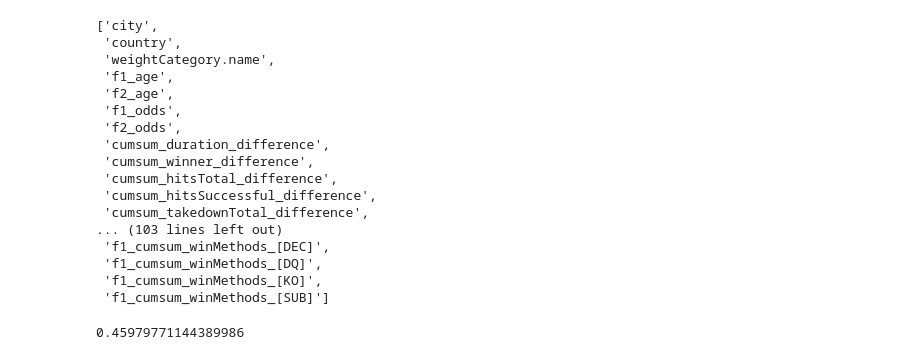
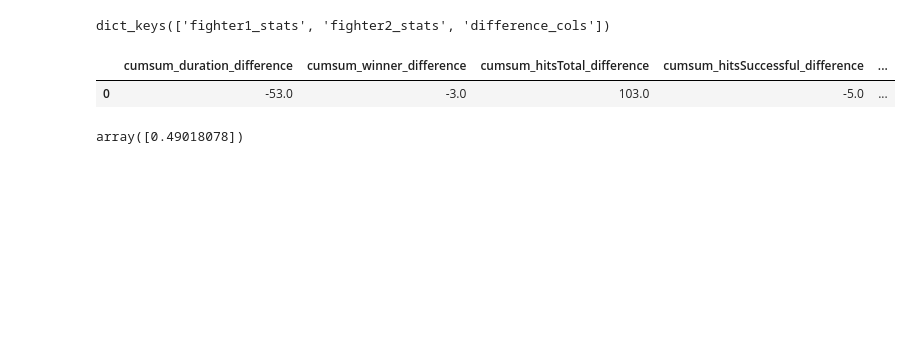
Before and after one commit to NikolayTV/UFC_3.0, a Jupyter notebook: Notebooks/Catboost_v1_0/3.Model inference.ipynb, the cells around one changed output. Drawn from its saved outputs; the diff is of its cells as text; code cells hidden in the pictures; blank space fills up the shorter version.

```diff
--- a/Notebooks/Catboost_v1_0/3.Model inference.ipynb
+++ b/Notebooks/Catboost_v1_0/3.Model inference.ipynb
@@ -162,31 +131,25 @@ X_df_combined.columns.tolist()
+# %%
+generated_features.keys()
+# %% [output]
+dict_keys(['fighter1_stats', 'fighter2_stats', 'difference_cols'])
+# %%
+fighter1_stats = generated_features['fighter1_stats']
+fighter2_stats = generated_features['fighter2_stats']
+difference_cols = generated_features['difference_cols']
+
+for col in fighter1_stats:
+    new_col_name = col[3:]+'_difference'
+    X_df[new_col_name] = X_df['f1_'+col[3:]].astype(float) - X_df['f2_'+col[3:]].astype(float)
+X_df[difference_cols]
+# %% [output]
+|  | cumsum_duration_difference | cumsum_winner_difference | cumsum_hitsTotal_difference | cumsum_hitsSuccessful_difference | ... |
+| 0 | -53.0 | -3.0 | 103.0 | -5.0 | ... |
 # %%
-clf = CatBoostClassifier()
-clf.load_model('../../models/Catboost_v1_0/catboost_v1_0_06.04.2021.cat')
-model_cols = clf.feature_names_
-model_cols
+clf1 = CatBoostClassifier()
+clf1.load_model('../../models/Catboost_v1_0/catboost_v1_0_06.04.2021_1.cat')
+model_cols = clf1.feature_names_
+y_proba1 = clf1.predict_proba(X_df[model_cols])[:,1]
+y_proba1
 # %% [output]
-['city',
- 'country',
- 'weightCategory.name',
- 'f1_age',
- 'f2_age',
- 'f1_odds',
- 'f2_odds',
- 'cumsum_duration_difference',
- 'cumsum_winner_difference',
- 'cumsum_hitsTotal_difference',
- 'cumsum_hitsSuccessful_difference',
- 'cumsum_takedownTotal_difference',
-... (103 lines left out)
- 'f1_cumsum_winMethods_[DEC]',
- 'f1_cumsum_winMethods_[DQ]',
- 'f1_cumsum_winMethods_[KO]',
- 'f1_cumsum_winMethods_[SUB]']
+array([0.49018078])
-# %%
-y_proba_straight = clf.predict_proba(X_df_combined[model_cols])[:,1]
-y_proba_reversed = clf.predict_proba(X_df_combined_reversed[model_cols])[:,0]
-y_proba = np.mean([y_proba_straight, y_proba_reversed])
-y_proba
-# %% [output]
-0.45979771144389986
 # %%
```
Also changed, not shown: parts of 18 cells of this notebook, 21 other files.
